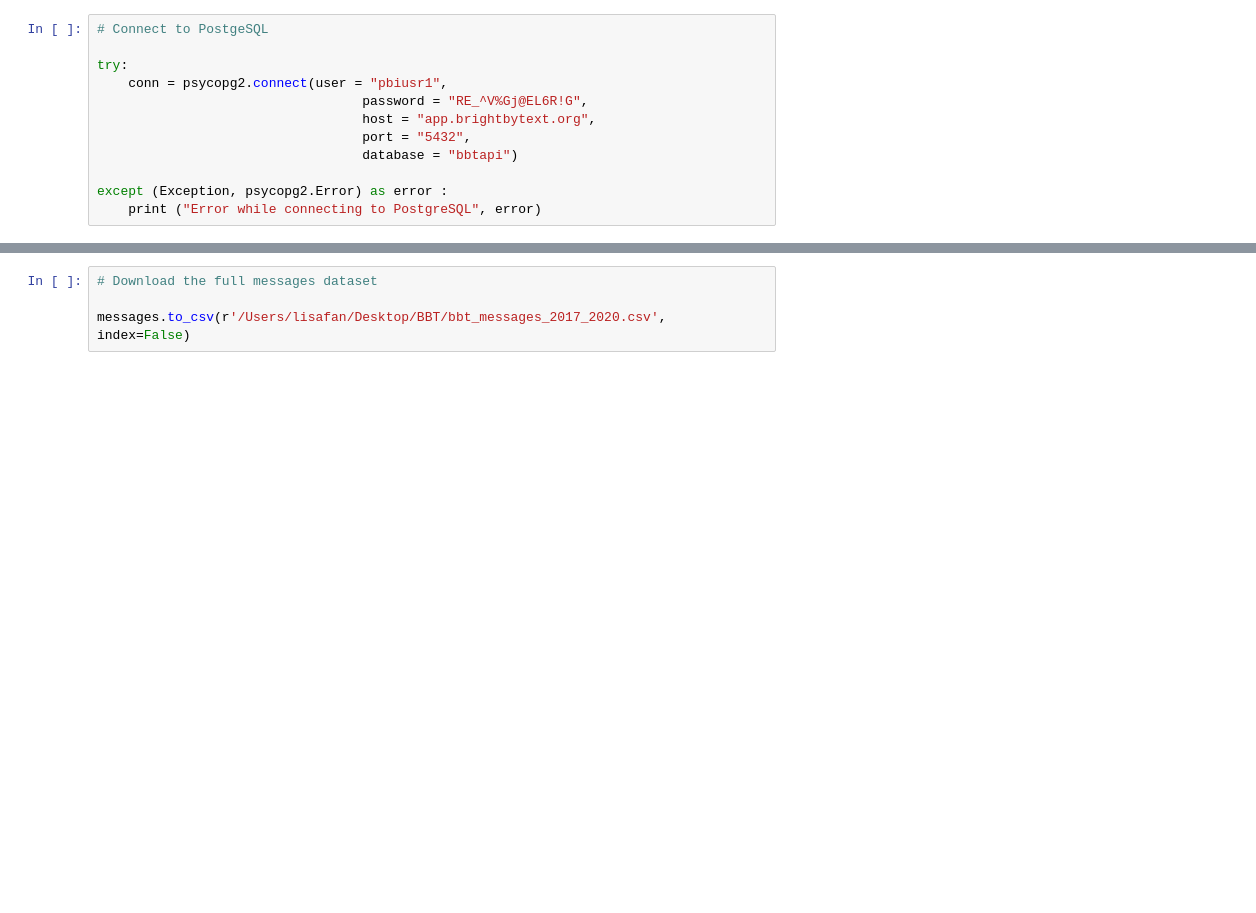
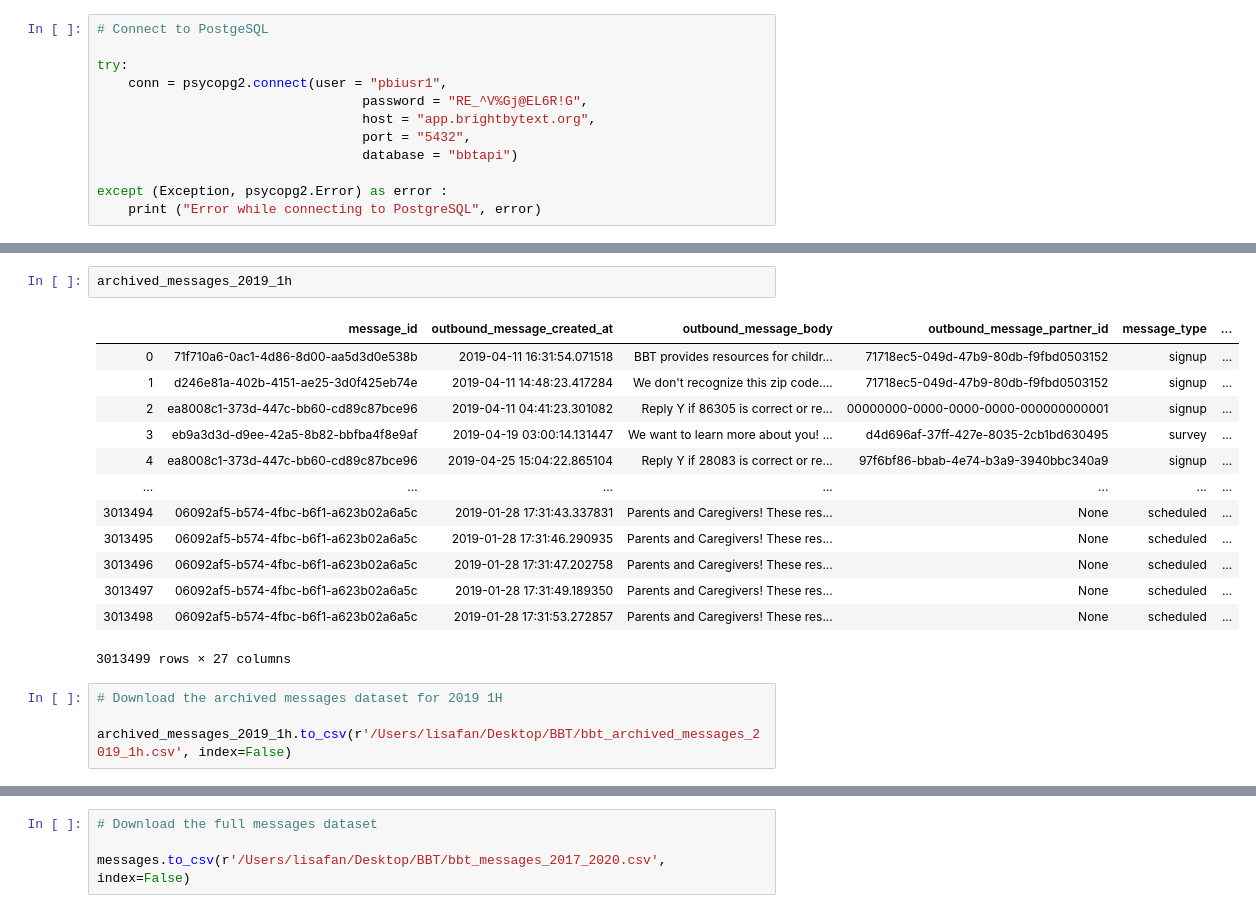
Before and after one commit to nehamakes/BBT, a Jupyter notebook: BBT Messages Import.ipynb, the cells around one changed output, grey strips where cells are left out. Saved outputs shown, nothing was run; the diff lists cells and outputs as text; blank space fills up the shorter version.

```diff
--- a/BBT Messages Import.ipynb
+++ b/BBT Messages Import.ipynb
@@ -254,0 +327,20 @@ except (Exception, psycopg2.Error) as error :
+# %%
+archived_messages_2019_1h
+# %% [output]
+|  | message_id | outbound_message_created_at | outbound_message_body | outbound_message_partner_id | message_type | ... |
+| 0 | 71f710a6-0ac1-4d86-8d00-aa5d3d0e538b | 2019-04-11 16:31:54.071518 | BBT provides resources for childr... | 71718ec5-049d-47b9-80db-f9fbd0503152 | signup | ... |
+| 1 | d246e81a-402b-4151-ae25-3d0f425eb74e | 2019-04-11 14:48:23.417284 | We don't recognize this zip code.... | 71718ec5-049d-47b9-80db-f9fbd0503152 | signup | ... |
+| 2 | ea8008c1-373d-447c-bb60-cd89c87bce96 | 2019-04-11 04:41:23.301082 | Reply Y if 86305 is correct or re... | 00000000-0000-0000-0000-000000000001 | signup | ... |
+| 3 | eb9a3d3d-d9ee-42a5-8b82-bbfba4f8e9af | 2019-04-19 03:00:14.131447 | We want to learn more about you! ... | d4d696af-37ff-427e-8035-2cb1bd630495 | survey | ... |
+| 4 | ea8008c1-373d-447c-bb60-cd89c87bce96 | 2019-04-25 15:04:22.865104 | Reply Y if 28083 is correct or re... | 97f6bf86-bbab-4e74-b3a9-3940bbc340a9 | signup | ... |
+| ... | ... | ... | ... | ... | ... | ... |
+| 3013494 | 06092af5-b574-4fbc-b6f1-a623b02a6a5c | 2019-01-28 17:31:43.337831 | Parents and Caregivers! These res... | None | scheduled | ... |
+| 3013495 | 06092af5-b574-4fbc-b6f1-a623b02a6a5c | 2019-01-28 17:31:46.290935 | Parents and Caregivers! These res... | None | scheduled | ... |
+| 3013496 | 06092af5-b574-4fbc-b6f1-a623b02a6a5c | 2019-01-28 17:31:47.202758 | Parents and Caregivers! These res... | None | scheduled | ... |
+| 3013497 | 06092af5-b574-4fbc-b6f1-a623b02a6a5c | 2019-01-28 17:31:49.189350 | Parents and Caregivers! These res... | None | scheduled | ... |
+| 3013498 | 06092af5-b574-4fbc-b6f1-a623b02a6a5c | 2019-01-28 17:31:53.272857 | Parents and Caregivers! These res... | None | scheduled | ... |
+3013499 rows × 27 columns
+# %%
+# Download the archived messages dataset for 2019 1H
+
+archived_messages_2019_1h.to_csv(r'/Users/lisafan/Desktop/BBT/bbt_archived_messages_2019_1h.csv', index=False)
```
Also changed, not shown: parts of 23 cells of this notebook.
